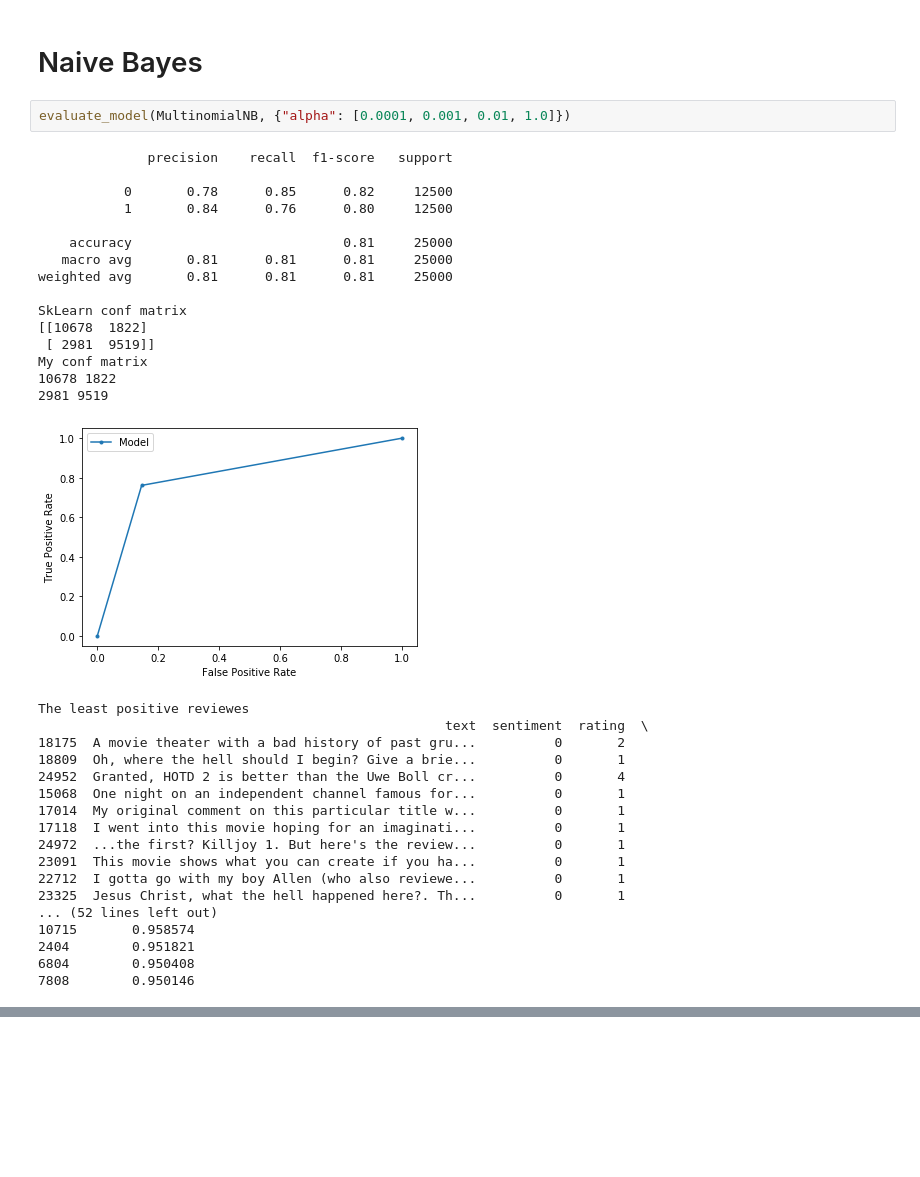
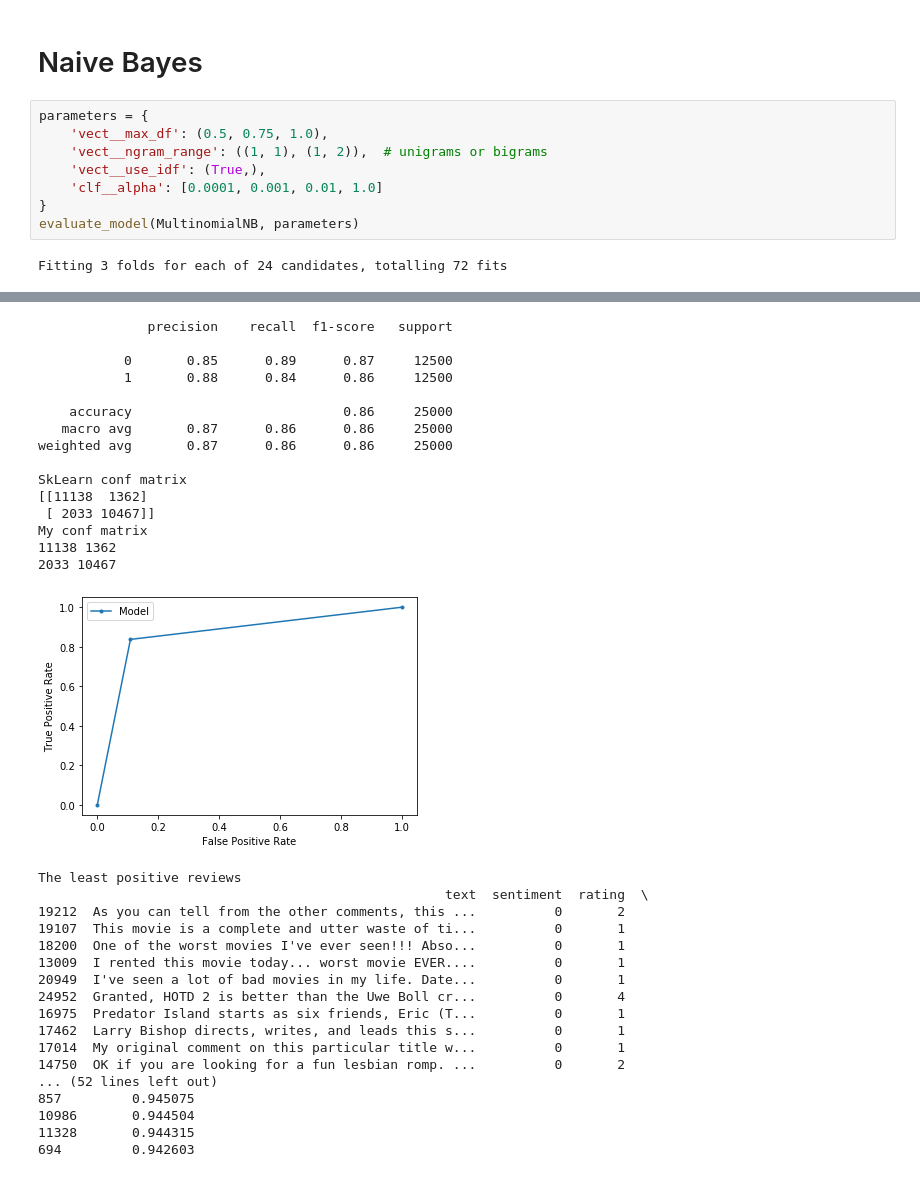
Before and after one commit to gregarshinov/ml_homeworks, a Jupyter notebook: hw_2.ipynb, the cells around one changed output, grey strips where cells are left out. Drawn from its saved outputs; the diff is of its cells as text; blank space fills up the shorter version.

```diff
--- a/hw_2.ipynb
+++ b/hw_2.ipynb
@@ -179,38 +205,12 @@ The least positive reviewes
 # %% [markdown]
 # Naive Bayes
-# %%
-evaluate_model(MultinomialNB, {"alpha": [0.0001, 0.001, 0.01, 1.0]})
-# %% [output]
-              precision    recall  f1-score   support
-
-           0       0.78      0.85      0.82     12500
-           1       0.84      0.76      0.80     12500
-
-    accuracy                           0.81     25000
-   macro avg       0.81      0.81      0.81     25000
-weighted avg       0.81      0.81      0.81     25000
-
-SkLearn conf matrix
-[[10678  1822]
- [ 2981  9519]]
-My conf matrix
-10678 1822
-2981 9519
-[figure, removed]
-The least positive reviewes
-                                                    text  sentiment  rating  \
-18175  A movie theater with a bad history of past gru...          0       2
-18809  Oh, where the hell should I begin? Give a brie...          0       1
-24952  Granted, HOTD 2 is better than the Uwe Boll cr...          0       4
-15068  One night on an independent channel famous for...          0       1
-17014  My original comment on this particular title w...          0       1
-17118  I went into this movie hoping for an imaginati...          0       1
-24972  ...the first? Killjoy 1. But here's the review...          0       1
-23091  This movie shows what you can create if you ha...          0       1
-22712  I gotta go with my boy Allen (who also reviewe...          0       1
-23325  Jesus Christ, what the hell happened here?. Th...          0       1
-... (52 lines left out)
-10715       0.958574
-2404        0.951821
-6804        0.950408
-7808        0.950146
+# %%
+parameters = {
+    'vect__max_df': (0.5, 0.75, 1.0),
+    'vect__ngram_range': ((1, 1), (1, 2)),  # unigrams or bigrams
+    'vect__use_idf': (True,),
+    'clf__alpha': [0.0001, 0.001, 0.01, 1.0]
+}
+evaluate_model(MultinomialNB, parameters)
+# %% [output]
+Fitting 3 folds for each of 24 candidates, totalling 72 fits
@@ -216,0 +220,33 @@ The least positive reviewes
+              precision    recall  f1-score   support
+
+           0       0.85      0.89      0.87     12500
+           1       0.88      0.84      0.86     12500
+
+    accuracy                           0.86     25000
+   macro avg       0.87      0.86      0.86     25000
+weighted avg       0.87      0.86      0.86     25000
+
+SkLearn conf matrix
+[[11138  1362]
+ [ 2033 10467]]
+My conf matrix
+11138 1362
+2033 10467
+[figure, added]
+The least positive reviews
+                                                    text  sentiment  rating  \
+19212  As you can tell from the other comments, this ...          0       2
+19107  This movie is a complete and utter waste of ti...          0       1
+18200  One of the worst movies I've ever seen!!! Abso...          0       1
+13009  I rented this movie today... worst movie EVER....          0       1
+20949  I've seen a lot of bad movies in my life. Date...          0       1
+24952  Granted, HOTD 2 is better than the Uwe Boll cr...          0       4
+16975  Predator Island starts as six friends, Eric (T...          0       1
+17462  Larry Bishop directs, writes, and leads this s...          0       1
+17014  My original comment on this particular title w...          0       1
+14750  OK if you are looking for a fun lesbian romp. ...          0       2
+... (52 lines left out)
+857         0.945075
+10986       0.944504
+11328       0.944315
+694         0.942603
```
Also changed, not shown: parts of 6 cells of this notebook.
